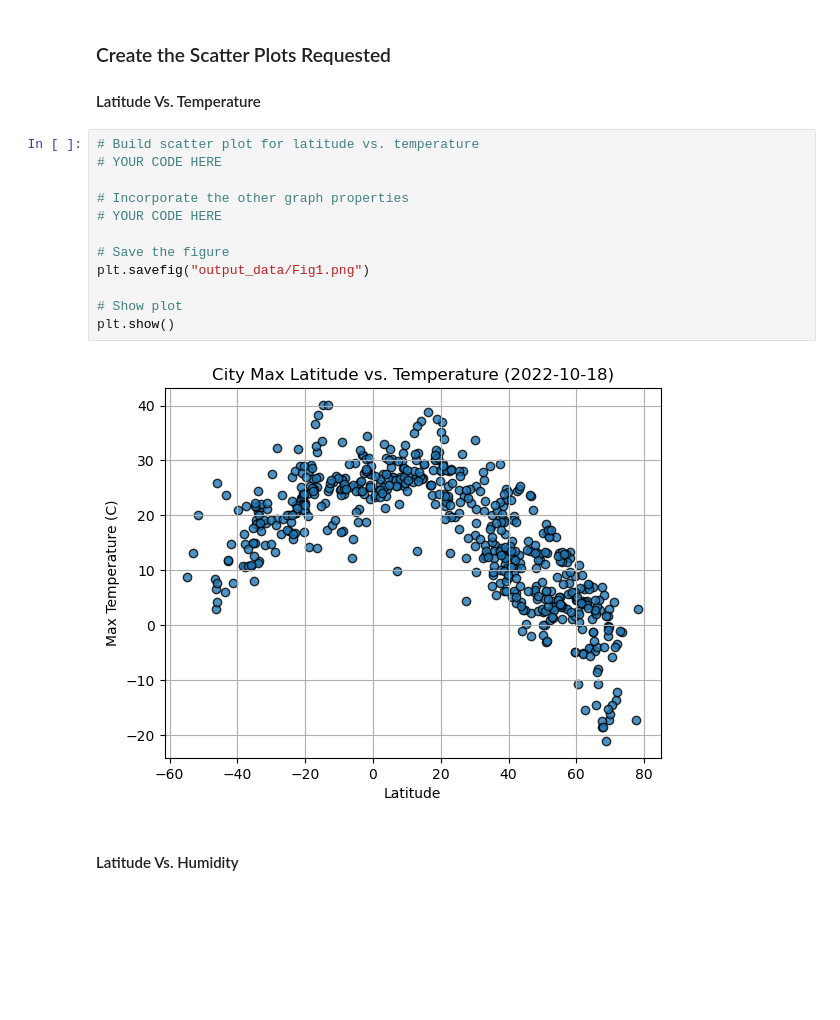
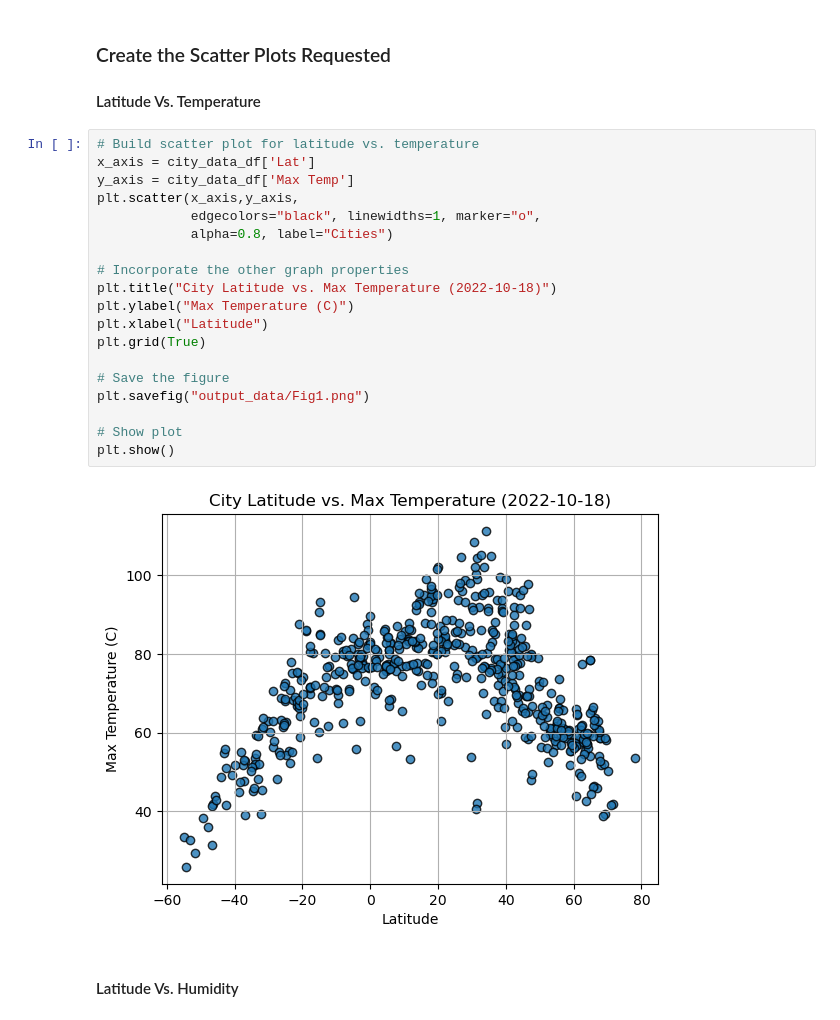
Before and after one commit to RachaelCaldwell/python-api-challenge, a Jupyter notebook: starter_code/WeatherPy.ipynb, the cells around one changed output. Saved outputs shown, nothing was run; the diff lists cells and outputs as text; blank space fills up the shorter version.

```diff
--- a/starter_code/WeatherPy.ipynb
+++ b/starter_code/WeatherPy.ipynb
@@ -189,18 +189,25 @@ city_data_df.head()
 #### Latitude Vs. Temperature
 # %%
 # Build scatter plot for latitude vs. temperature
-# YOUR CODE HERE
+x_axis = city_data_df['Lat']
+y_axis = city_data_df['Max Temp']
+plt.scatter(x_axis,y_axis,
+            edgecolors="black", linewidths=1, marker="o",
+            alpha=0.8, label="Cities")
 
 # Incorporate the other graph properties
-# YOUR CODE HERE
+plt.title("City Latitude vs. Max Temperature (2022-10-18)")
+plt.ylabel("Max Temperature (C)")
+plt.xlabel("Latitude")
+plt.grid(True)
 
 # Save the figure
 plt.savefig("output_data/Fig1.png")
 
 # Show plot
 plt.show()
 # %% [output]
-[figure, old version]
+[figure, new version]
 # %% [markdown]
 #### Latitude Vs. Humidity
 # %%
```
Also changed, not shown: parts of 36 cells of this notebook, 14 other files.
